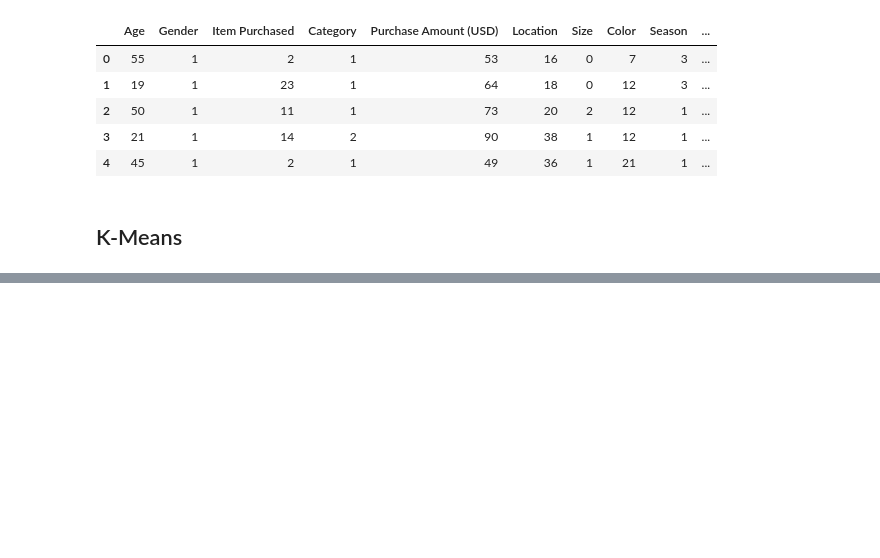
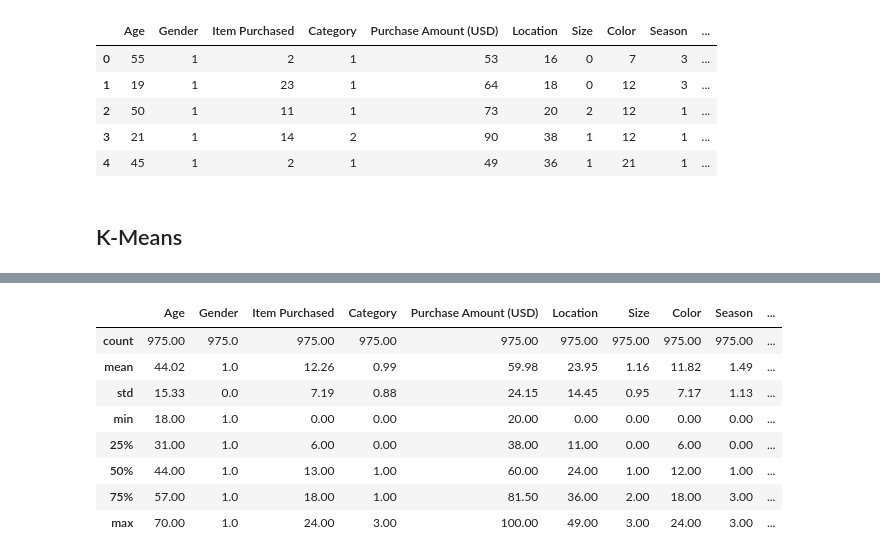
Before and after one commit to maurodomingues/Projeto_MachineLearningII, a Jupyter notebook: ML_nao_sup.ipynb, the cells around one changed output, grey strips where cells are left out. Cells and saved outputs as stored; diff of their text form; code cells hidden in the pictures; blank space fills up the shorter version.

```diff
--- a/ML_nao_sup.ipynb
+++ b/ML_nao_sup.ipynb
@@ -273,0 +301,12 @@ df_consumo
+# %%
+df_c3.describe().round(2)
+# %% [output]
+|  | Age | Gender | Item Purchased | Category | Purchase Amount (USD) | Location | Size | Color | Season | ... |
+| count | 975.00 | 975.0 | 975.00 | 975.00 | 975.00 | 975.00 | 975.00 | 975.00 | 975.00 | ... |
+| mean | 44.02 | 1.0 | 12.26 | 0.99 | 59.98 | 23.95 | 1.16 | 11.82 | 1.49 | ... |
+| std | 15.33 | 0.0 | 7.19 | 0.88 | 24.15 | 14.45 | 0.95 | 7.17 | 1.13 | ... |
+| min | 18.00 | 1.0 | 0.00 | 0.00 | 20.00 | 0.00 | 0.00 | 0.00 | 0.00 | ... |
+| 25% | 31.00 | 1.0 | 6.00 | 0.00 | 38.00 | 11.00 | 0.00 | 6.00 | 0.00 | ... |
+| 50% | 44.00 | 1.0 | 13.00 | 1.00 | 60.00 | 24.00 | 1.00 | 12.00 | 1.00 | ... |
+| 75% | 57.00 | 1.0 | 18.00 | 1.00 | 81.50 | 36.00 | 2.00 | 18.00 | 3.00 | ... |
+| max | 70.00 | 1.0 | 24.00 | 3.00 | 100.00 | 49.00 | 3.00 | 24.00 | 3.00 | ... |
```
Also changed, not shown: parts of 10 cells of this notebook.
